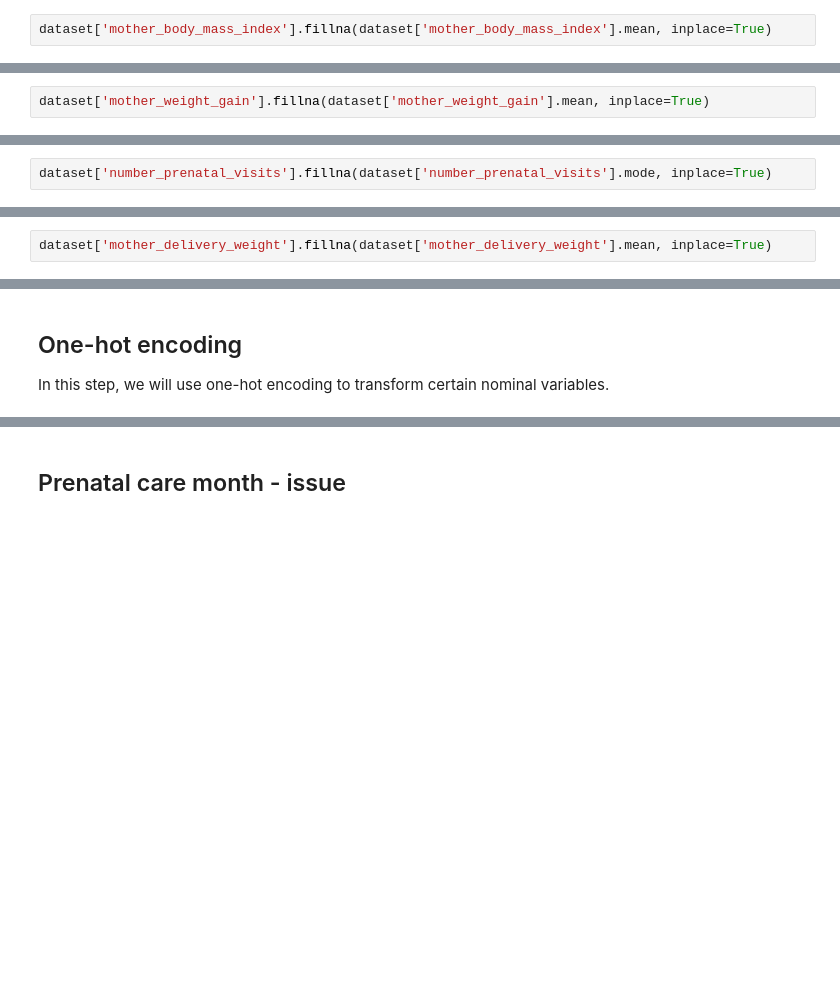
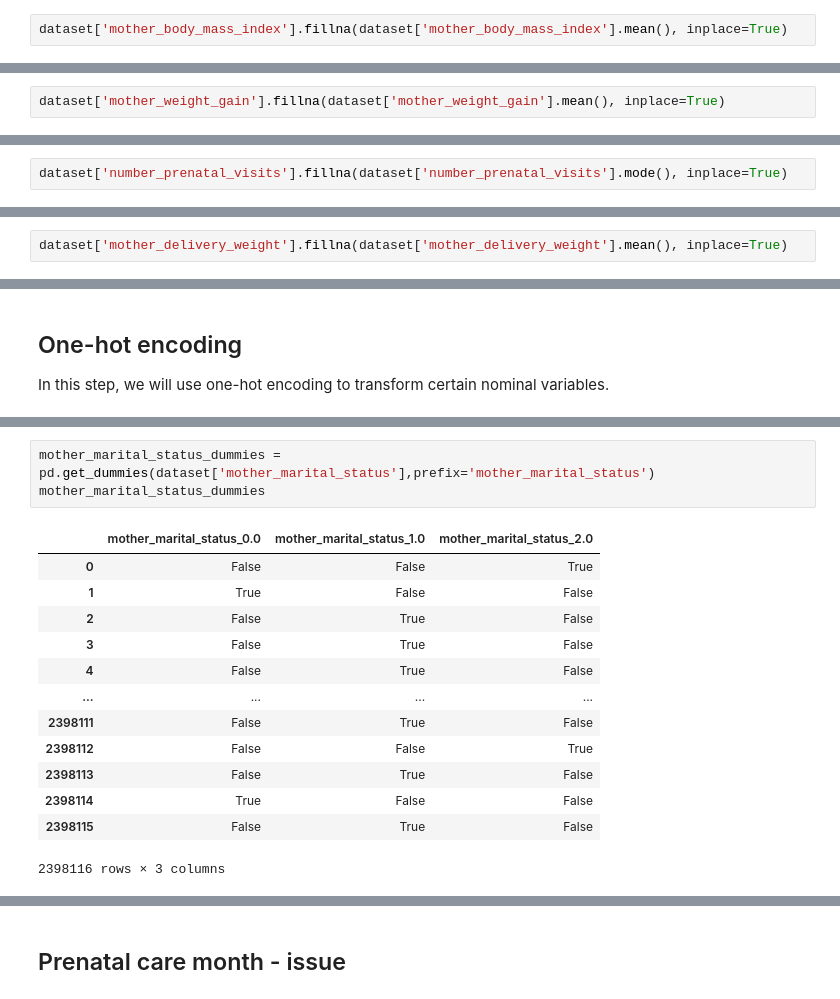
Before and after one commit to AlexWieli/ML_project, a Jupyter notebook: regression/regression.ipynb, the cells around one changed output, grey strips where cells are left out. Cells and saved outputs as stored; diff of their text form; blank space fills up the shorter version.

```diff
--- a/regression/regression.ipynb
+++ b/regression/regression.ipynb
@@ -156,7 +156,7 @@ mother_body_mass_index
 68.60        1
 Name: count, Length: 561, dtype: int64
 # %%
-dataset['mother_body_mass_index'].fillna(dataset['mother_body_mass_index'].mean, inplace=True)
+dataset['mother_body_mass_index'].fillna(dataset['mother_body_mass_index'].mean(), inplace=True)
 # %% [markdown]
 ### Mother weight gain
 
@@ -178,7 +178,7 @@ mother_weight_gain
 97.00       181
 Name: count, Length: 99, dtype: int64
 # %%
-dataset['mother_weight_gain'].fillna(dataset['mother_weight_gain'].mean, inplace=True)
+dataset['mother_weight_gain'].fillna(dataset['mother_weight_gain'].mean(), inplace=True)
 # %% [markdown]
 ### Number prenatal visits
 
@@ -200,7 +200,7 @@ number_prenatal_visits
 63.00         1
 Name: count, Length: 81, dtype: int64
 # %%
-dataset['number_prenatal_visits'].fillna(dataset['number_prenatal_visits'].mode, inplace=True)
+dataset['number_prenatal_visits'].fillna(dataset['number_prenatal_visits'].mode(), inplace=True)
 # %% [markdown]
 ### Mother delivery weight
 
@@ -222,7 +222,7 @@ mother_delivery_weight
 394.00       38
 Name: count, Length: 301, dtype: int64
 # %%
-dataset['mother_delivery_weight'].fillna(dataset['mother_delivery_weight'].mean, inplace=True)
+dataset['mother_delivery_weight'].fillna(dataset['mother_delivery_weight'].mean(), inplace=True)
 # %% [markdown]
 ### Cigarettes before pregnancy
 
@@ -257,0 +273,17 @@ In this step, we will use one-hot encoding to transform certain nominal variable
+# %%
+mother_marital_status_dummies = pd.get_dummies(dataset['mother_marital_status'],prefix='mother_marital_status')
+mother_marital_status_dummies
+# %% [output]
+|  | mother_marital_status_0.0 | mother_marital_status_1.0 | mother_marital_status_2.0 |
+| 0 | False | False | True |
+| 1 | True | False | False |
+| 2 | False | True | False |
+| 3 | False | True | False |
+| 4 | False | True | False |
+| ... | ... | ... | ... |
+| 2398111 | False | True | False |
+| 2398112 | False | False | True |
+| 2398113 | False | True | False |
+| 2398114 | True | False | False |
+| 2398115 | False | True | False |
+2398116 rows × 3 columns
```
Also changed, not shown: parts of 12 cells of this notebook.
